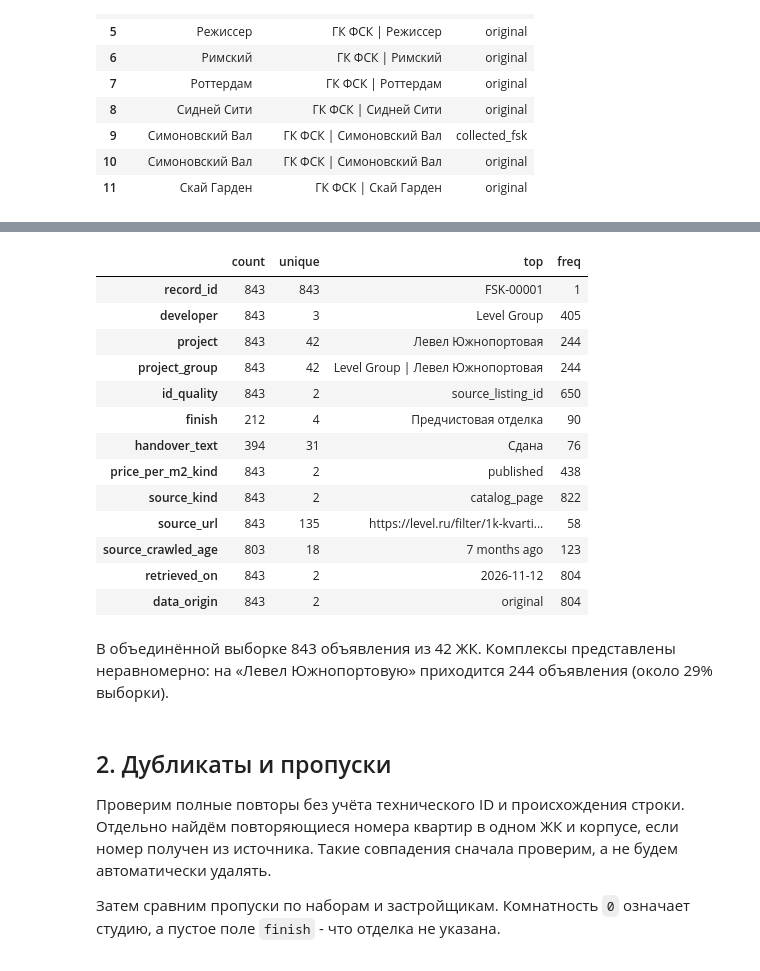
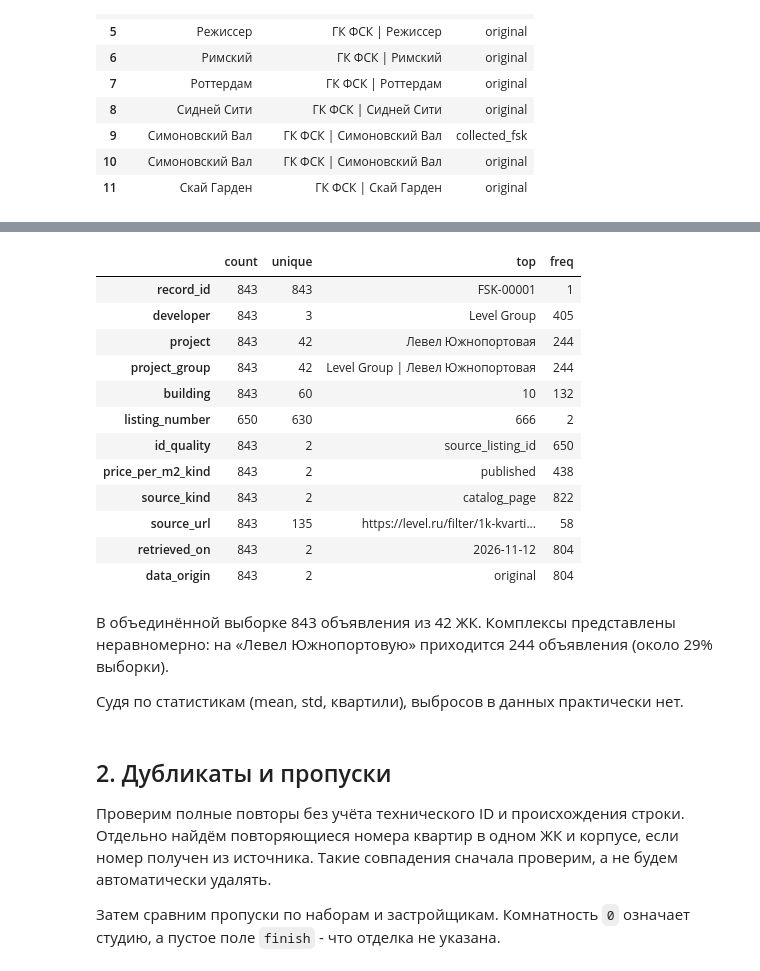
Before and after one commit to misha-mishin/newbuild-price-estimator, a Jupyter notebook: notebooks/eda.ipynb, the cells around one changed output, grey strips where cells are left out. Drawn from its saved outputs; the diff is of its cells as text; code cells hidden in the pictures.

```diff
--- a/notebooks/eda.ipynb
+++ b/notebooks/eda.ipynb
@@ -97,35 +124,36 @@ fsk_projects
 # %%
 display(df.select_dtypes('number').describe().round(2).T)
-df.select_dtypes('object').describe().round(2).T
+df.select_dtypes('str').describe().round(2).T
 # %% [output]
 |  | count | mean | std | min | 25% | 50% | 75% | max |
 | section | 224.0 | 3.19 | 3.02 | 1.0 | 1.0 | 3.0 | 4.00 | 20.0 |
 | rooms | 843.0 | 1.65 | 1.05 | 0.0 | 1.0 | 2.0 | 2.00 | 4.0 |
 | area_m2 | 843.0 | 50.59 | 20.00 | 16.9 | 34.9 | 45.3 | 62.75 | 135.8 |
 | floor | 843.0 | 22.23 | 16.56 | 1.0 | 8.0 | 18.0 | 35.00 | 67.0 |
 | floors_total | 653.0 | 36.95 | 21.41 | 7.0 | 15.0 | 37.0 | 49.00 | 69.0 |
 | asking_price_rub | 843.0 | 23438021.52 | 9824560.72 | 4167460.0 | 17520964.5 | 21144007.0 | 28294306.00 | 96403198.0 |
 | asking_price_per_m2_rub | 843.0 | 480252.14 | 139913.02 | 159700.0 | 383900.0 | 484528.0 | 557875.00 | 952005.0 |
 | original_price_rub | 629.0 | 34161856.06 | 13141426.35 | 12485370.0 | 25777379.0 | 29807400.0 | 40547580.00 | 105937580.0 |
 | discount_pct | 629.0 | 27.37 | 10.55 | 3.0 | 19.3 | 35.0 | 35.00 | 38.3 |
 |  | count | unique | top | freq |
 | record_id | 843 | 843 | FSK-00001 | 1 |
 | developer | 843 | 3 | Level Group | 405 |
 | project | 843 | 42 | Левел Южнопортовая | 244 |
 | project_group | 843 | 42 | Level Group | Левел Южнопортовая | 244 |
+| building | 843 | 60 | 10 | 132 |
+| listing_number | 650 | 630 | 666 | 2 |
 | id_quality | 843 | 2 | source_listing_id | 650 |
-| finish | 212 | 4 | Предчистовая отделка | 90 |
-| handover_text | 394 | 31 | Сдана | 76 |
 | price_per_m2_kind | 843 | 2 | published | 438 |
 | source_kind | 843 | 2 | catalog_page | 822 |
 | source_url | 843 | 135 | https://level.ru/filter/1k-kvarti... | 58 |
-| source_crawled_age | 803 | 18 | 7 months ago | 123 |
 | retrieved_on | 843 | 2 | 2026-11-12 | 804 |
 | data_origin | 843 | 2 | original | 804 |
 # %% [markdown]
 В объединённой выборке 843 объявления из 42 ЖК. Комплексы представлены
 неравномерно: на «Левел Южнопортовую» приходится 244 объявления
 (около 29% выборки).
+
+Судя по статистикам (mean, std, квартили), выбросов в данных практически нет.
 # %% [markdown]
 ## 2. Дубликаты и пропуски
 
```
Also changed, not shown: parts of 7 cells of this notebook.
